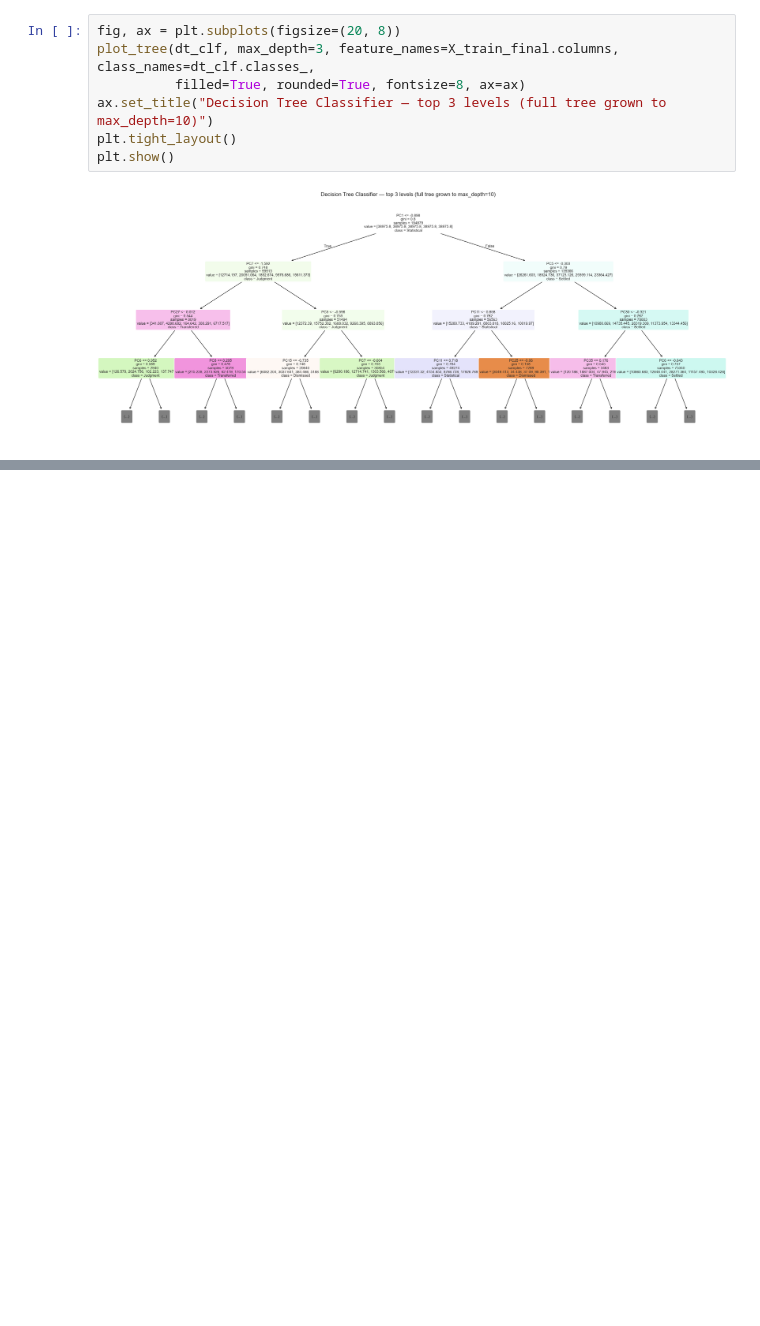
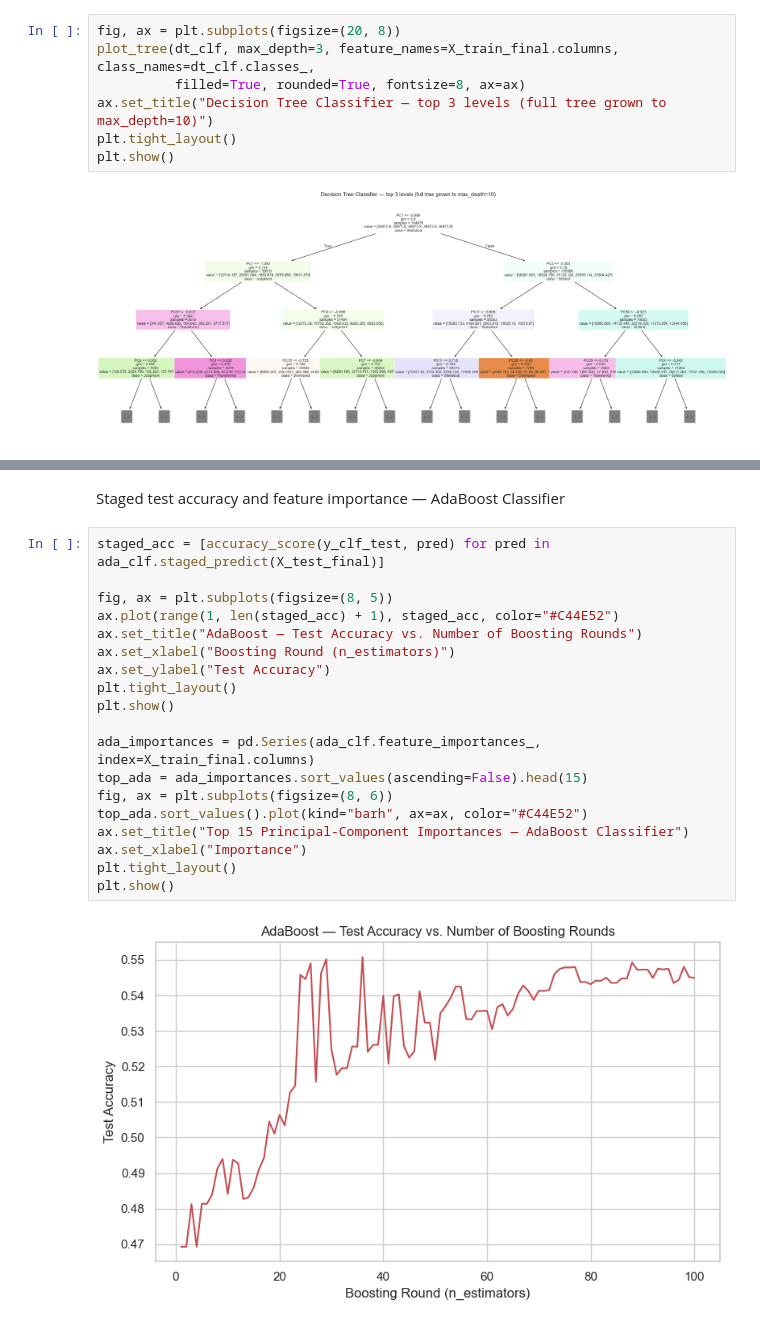
Before and after one commit to Ananthvarshan/fjc-civil-cases-ml, a Jupyter notebook: notebooks/classification.ipynb, the cells around one changed output, grey strips where cells are left out. Cells and saved outputs as stored; diff of their text form; blank space fills up the shorter version.

```diff
--- a/notebooks/classification.ipynb
+++ b/notebooks/classification.ipynb
@@ -323,0 +429,23 @@ comparison_clf_df[["Rank", "Model", "Accuracy", "Precision", "Recall", "F1", "RO
+# %% [markdown]
+Staged test accuracy and feature importance — AdaBoost Classifier
+# %%
+staged_acc = [accuracy_score(y_clf_test, pred) for pred in ada_clf.staged_predict(X_test_final)]
+
+fig, ax = plt.subplots(figsize=(8, 5))
+ax.plot(range(1, len(staged_acc) + 1), staged_acc, color="#C44E52")
+ax.set_title("AdaBoost — Test Accuracy vs. Number of Boosting Rounds")
+ax.set_xlabel("Boosting Round (n_estimators)")
+ax.set_ylabel("Test Accuracy")
+plt.tight_layout()
+plt.show()
+
+ada_importances = pd.Series(ada_clf.feature_importances_, index=X_train_final.columns)
+top_ada = ada_importances.sort_values(ascending=False).head(15)
+fig, ax = plt.subplots(figsize=(8, 6))
+top_ada.sort_values().plot(kind="barh", ax=ax, color="#C44E52")
+ax.set_title("Top 15 Principal-Component Importances — AdaBoost Classifier")
+ax.set_xlabel("Importance")
+plt.tight_layout()
+plt.show()
+# %% [output]
+[figure, added]
```
Also changed, not shown: parts of 47 cells of this notebook, 6 other files.
